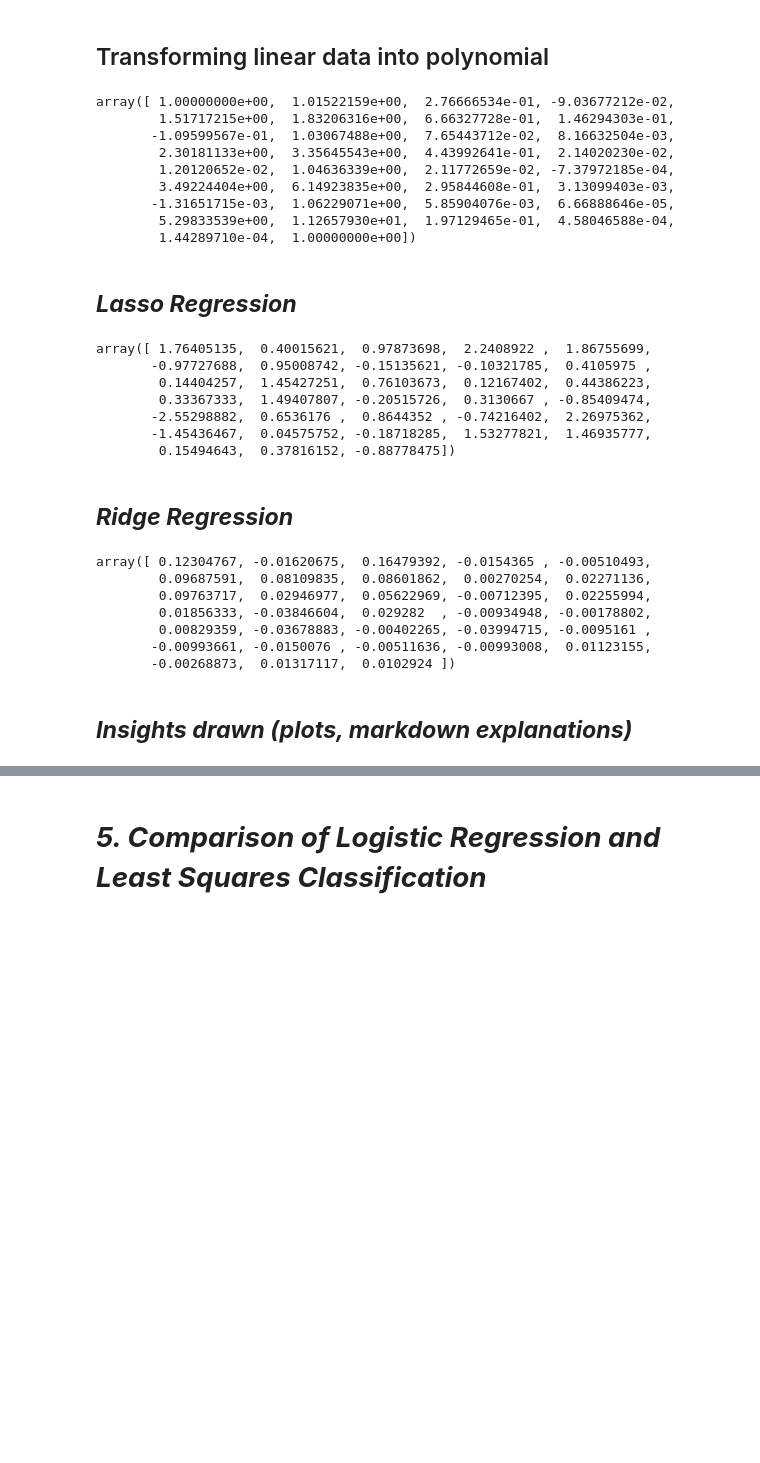
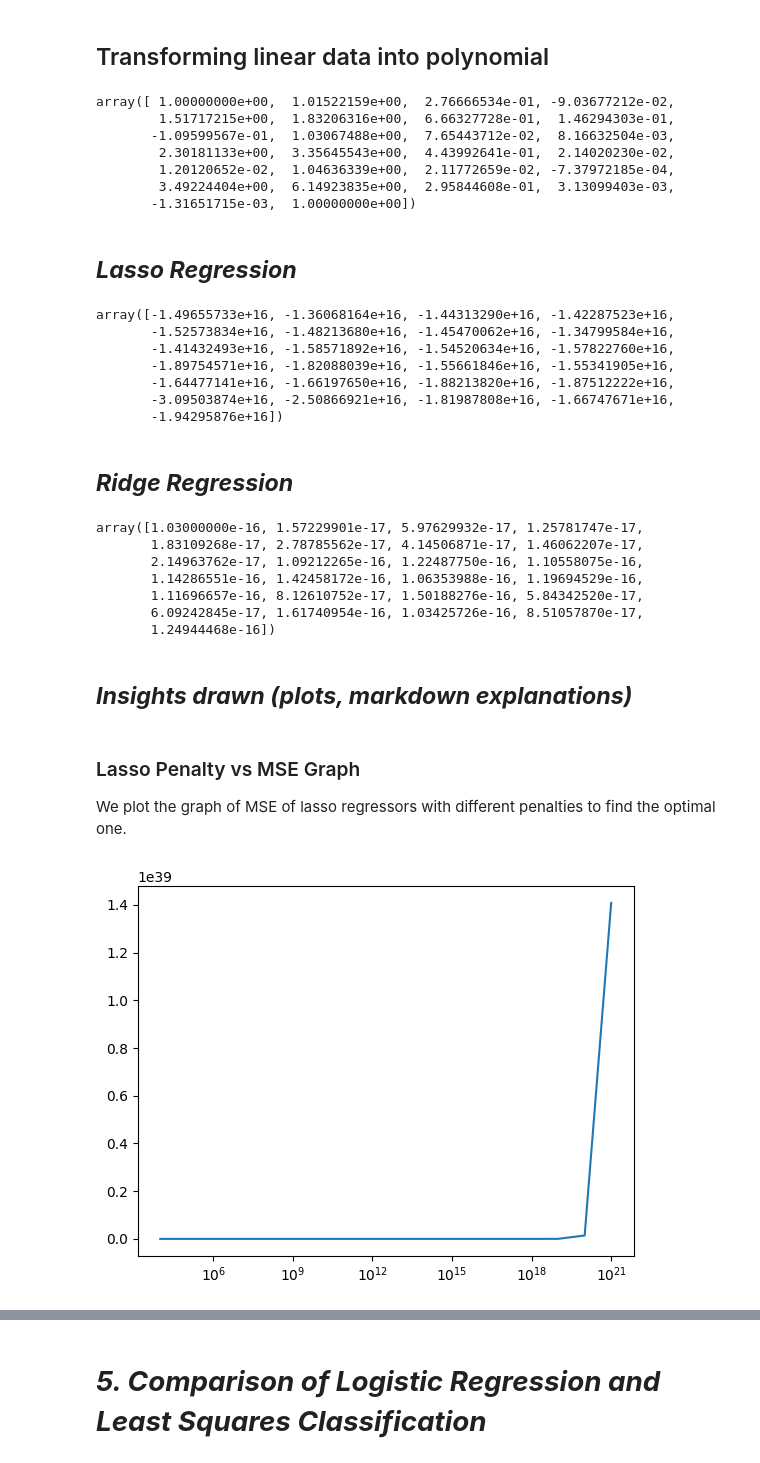
Before and after one commit to Neo-Panther/ML-Project-Predicting-Diabetes, a Jupyter notebook: Template.ipynb, the cells around one changed output, grey strips where cells are left out. Saved outputs shown, nothing was run; the diff lists cells and outputs as text; code cells hidden in the pictures; blank space fills up the shorter version.

Commit message:
Added ridge lasso inferences

```diff
--- a/Template.ipynb
+++ b/Template.ipynb
@@ -455,11 +455,11 @@ for i in range(10):
   r2_stoic_score = 0
   # ignoring incorrect predictions by sgd regressor (happen simply due to bad random selections)
   while r2_stoic_score <= 0 or r2_stoic_score >= 1:
-    W_stoic = sgd_regressor(train, random_state=i, learning_rate=0.275)
+    W_stoic = sgd_regressor(train, random_state=i, learning_rate=0.2)
     r2_stoic_score = r2_score(Y_test, np.dot(X_test, W_stoic))
   mse_avg_stoic += mean_squared_error(Y_test, np.dot(X_test, W_stoic))
   r2_avg_stoic += r2_stoic_score
-  W_batch = bgd_regressor(train, learning_rate=0.275)
+  W_batch = bgd_regressor(train, learning_rate=0.2)
   r2_avg_batch += r2_score(Y_test, np.dot(X_test, W_batch))
   mse_avg_batch += mean_squared_error(Y_test, np.dot(X_test, W_batch))
 r2_avg_batch /= 10
@@ -499,7 +499,7 @@ array([ 1.        ,  1.01522159,  0.27666653, -0.09036772,  1.51717215,
 # %%
 # Assume that the first column is dummy ones and the last column is outcome
 # degrees is the list of powers to consider
-def poly_transform(data: np.ndarray, degrees = [1, 2, 3, 4]):
+def poly_transform(data: np.ndarray, degrees = [1, 2, 3]):
   data2 = np.ones((data.shape[0], 1))
   for i in degrees:
     for col in range(1, len(data[0])-1):
@@ -516,17 +516,14 @@ array([ 1.00000000e+00,  1.01522159e+00,  2.76666534e-01, -9.03677212e-02,
         2.30181133e+00,  3.35645543e+00,  4.43992641e-01,  2.14020230e-02,
         1.20120652e-02,  1.04636339e+00,  2.11772659e-02, -7.37972185e-04,
         3.49224404e+00,  6.14923835e+00,  2.95844608e-01,  3.13099403e-03,
-       -1.31651715e-03,  1.06229071e+00,  5.85904076e-03,  6.66888646e-05,
-        5.29833539e+00,  1.12657930e+01,  1.97129465e-01,  4.58046588e-04,
-        1.44289710e-04,  1.00000000e+00])
+       -1.31651715e-03,  1.00000000e+00])
 # %% [markdown]
 ## **_Lasso Regression_**
 # %%
-def lasso_regressor(train: np.ndarray, learning_rate = 1e-20, l1_penalty = 1e10, max_iters = 10000, random_seed=0):
-  np.random.seed(random_seed)
+def lasso_regressor(train: np.ndarray, learning_rate = 0.025, l1_penalty = 1e18, max_iters = 10000):
   X = np.array(train[:, :-1])
   Y = np.array(train[:, -1])
-  W = np.random.randn(X.shape[1])
+  W = np.zeros(X.shape[1])
   n = len(X)
   for _ in range(max_iters):
     Y_pred = np.dot(X, W)
@@ -538,30 +535,55 @@ def lasso_regressor(train: np.ndarray, learning_rate = 1e-20, l1_penalty = 1e10,
 W = lasso_regressor(train)
 W
 # %% [output]
-array([ 1.76405135,  0.40015621,  0.97873698,  2.2408922 ,  1.86755699,
-       -0.97727688,  0.95008742, -0.15135621, -0.10321785,  0.4105975 ,
-        0.14404257,  1.45427251,  0.76103673,  0.12167402,  0.44386223,
-        0.33367333,  1.49407807, -0.20515726,  0.3130667 , -0.85409474,
-       -2.55298882,  0.6536176 ,  0.8644352 , -0.74216402,  2.26975362,
-       -1.45436467,  0.04575752, -0.18718285,  1.53277821,  1.46935777,
-        0.15494643,  0.37816152, -0.88778475])
+array([-1.49655733e+16, -1.36068164e+16, -1.44313290e+16, -1.42287523e+16,
+       -1.52573834e+16, -1.48213680e+16, -1.45470062e+16, -1.34799584e+16,
+       -1.41432493e+16, -1.58571892e+16, -1.54520634e+16, -1.57822760e+16,
+       -1.89754571e+16, -1.82088039e+16, -1.55661846e+16, -1.55341905e+16,
+       -1.64477141e+16, -1.66197650e+16, -1.88213820e+16, -1.87512222e+16,
+       -3.09503874e+16, -2.50866921e+16, -1.81987808e+16, -1.66747671e+16,
+       -1.94295876e+16])
 # %% [markdown]
 ## **_Ridge Regression_**
 # %%
-def ridge_regressor(train: np.ndarray, l2_penalty = 1e-11):
+def ridge_regressor(train: np.ndarray, l2_penalty = 1e18):
   X = np.array(train[:, :-1])
   Y = np.array(train[:, -1])
-  return np.linalg.inv((X.T @ X) + l2_penalty) @ (X.T @ Y)
+  return np.linalg.inv((X.T @ X) + (l2_penalty * np.eye(X.shape[1]))) @ (X.T @ Y)
 
 W = ridge_regressor(train)
 W
 # %% [output]
-array([ 0.12304767, -0.01620675,  0.16479392, -0.0154365 , -0.00510493,
-        0.09687591,  0.08109835,  0.08601862,  0.00270254,  0.02271136,
-        0.09763717,  0.02946977,  0.05622969, -0.00712395,  0.02255994,
-        0.01856333, -0.03846604,  0.029282  , -0.00934948, -0.00178802,
-        0.00829359, -0.03678883, -0.00402265, -0.03994715, -0.0095161 ,
-       -0.00993661, -0.0150076 , -0.00511636, -0.00993008,  0.01123155,
-       -0.00268873,  0.01317117,  0.0102924 ])
+array([1.03000000e-16, 1.57229901e-17, 5.97629932e-17, 1.25781747e-17,
+       1.83109268e-17, 2.78785562e-17, 4.14506871e-17, 1.46062207e-17,
+       2.14963762e-17, 1.09212265e-16, 1.22487750e-16, 1.10558075e-16,
+       1.14286551e-16, 1.42458172e-16, 1.06353988e-16, 1.19694529e-16,
+       1.11696657e-16, 8.12610752e-17, 1.50188276e-16, 5.84342520e-17,
+       6.09242845e-17, 1.61740954e-16, 1.03425726e-16, 8.51057870e-17,
+       1.24944468e-16])
 # %% [markdown]
 ## **_Insights drawn (plots, markdown explanations)_**
+# %% [markdown]
+### Lasso Penalty vs MSE Graph
+We plot the graph of MSE of lasso regressors with different penalties to find the optimal one.
+# %%
+from sklearn.metrics import mean_squared_error
+import numpy as np
+import matplotlib.pyplot as plt
+def get_lasso_avg_mse(penalty: float):
+  mse_avg = 0.0
+  # averaging across 10 different 10 and train splits
+  for i in range(10):
+    test, train = test_train_split(dataset, random_state=i)
+    test, train = standardize(test, train)
+    X_test = np.array(test[:, :-1])
+    Y_test = np.array(test[:, -1])
+    W_lasso = lasso_regressor(train, l1_penalty=penalty)
+    mse_avg += mean_squared_error(Y_test, np.dot(X_test, W_lasso))
+  return mse_avg/10
+
+penalties = np.array([1e4, 1e5, 1e6, 1e7,1e8, 1e9, 1e10, 1e11, 1e12, 1e13, 1e14, 1e15, 1e16, 1e17, 1e18, 1e19, 1e20, 1e21])
+plt.xscale('log')
+plt.plot(penalties, np.vectorize(get_lasso_avg_mse)(penalties))
+plt.show()
+# %% [output]
+[figure, added]
```
Also changed, not shown: parts of 9 cells of this notebook.
